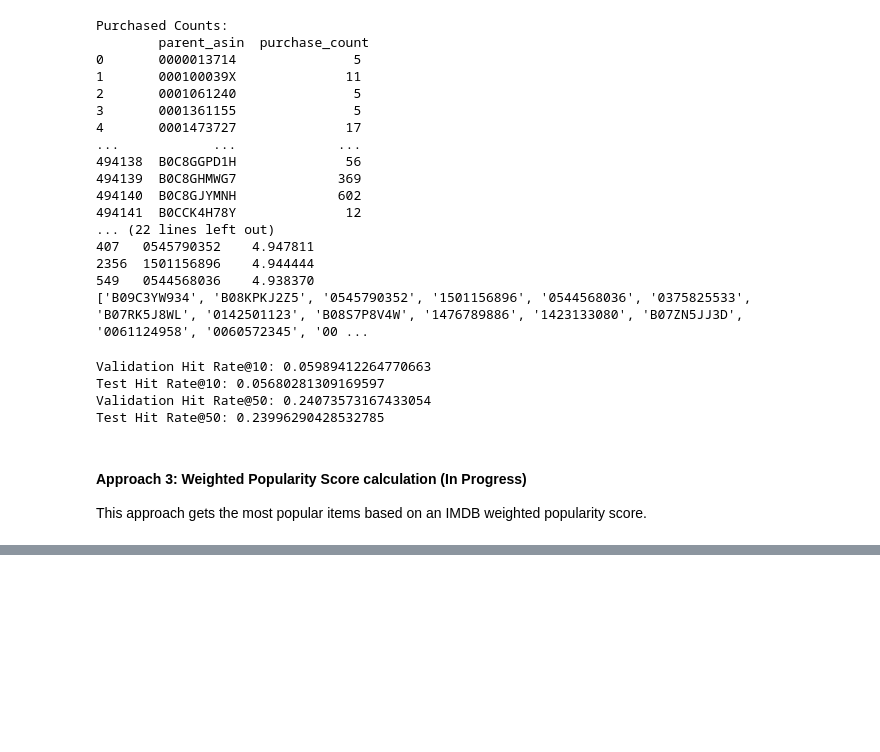
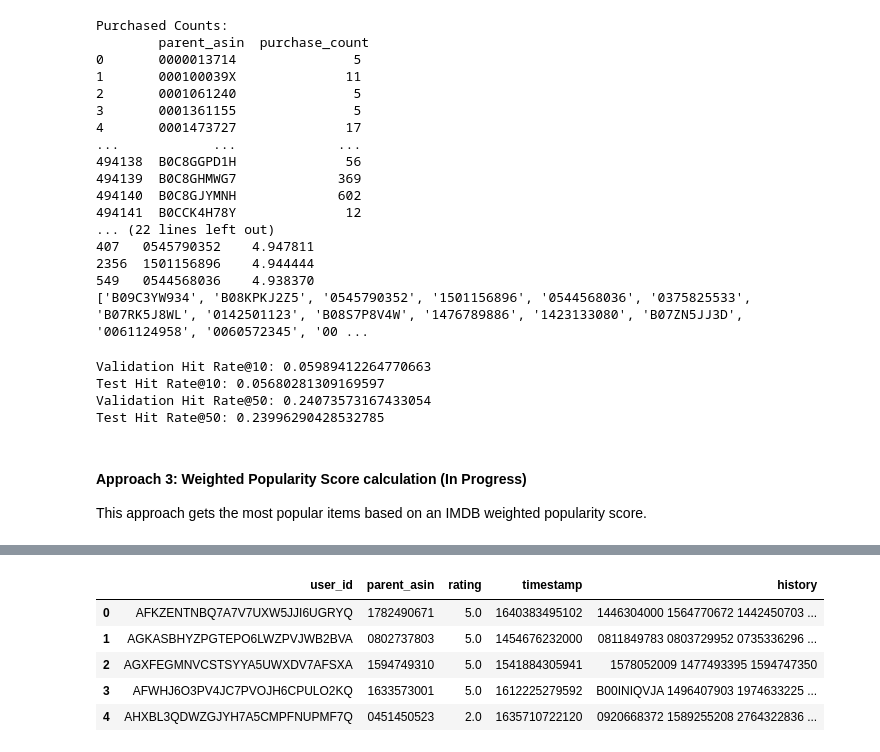
Before and after one commit to jmittere/CS6365AdvancedML, a Jupyter notebook: Project/popularityRec.ipynb, the cells around one changed output, grey strips where cells are left out. Saved outputs shown, nothing was run; the diff lists cells and outputs as text; code cells hidden in the pictures; blank space fills up the shorter version.

```diff
--- a/Project/popularityRec.ipynb
+++ b/Project/popularityRec.ipynb
@@ -315,0 +342,9 @@ print(pop_list)
+# %%
+book_val_df.head()
+# %% [output]
+|  | user_id | parent_asin | rating | timestamp | history |
+| 0 | AFKZENTNBQ7A7V7UXW5JJI6UGRYQ | 1782490671 | 5.0 | 1640383495102 | 1446304000 1564770672 1442450703 ... |
+| 1 | AGKASBHYZPGTEPO6LWZPVJWB2BVA | 0802737803 | 5.0 | 1454676232000 | 0811849783 0803729952 0735336296 ... |
+| 2 | AGXFEGMNVCSTSYYA5UWXDV7AFSXA | 1594749310 | 5.0 | 1541884305941 | 1578052009 1477493395 1594747350 |
+| 3 | AFWHJ6O3PV4JC7PVOJH6CPULO2KQ | 1633573001 | 5.0 | 1612225279592 | B00INIQVJA 1496407903 1974633225 ... |
+| 4 | AHXBL3QDWZGJYH7A5CMPFNUPMF7Q | 0451450523 | 2.0 | 1635710722120 | 0920668372 1589255208 2764322836 ... |
```
Also changed, not shown: parts of 4 cells of this notebook.
